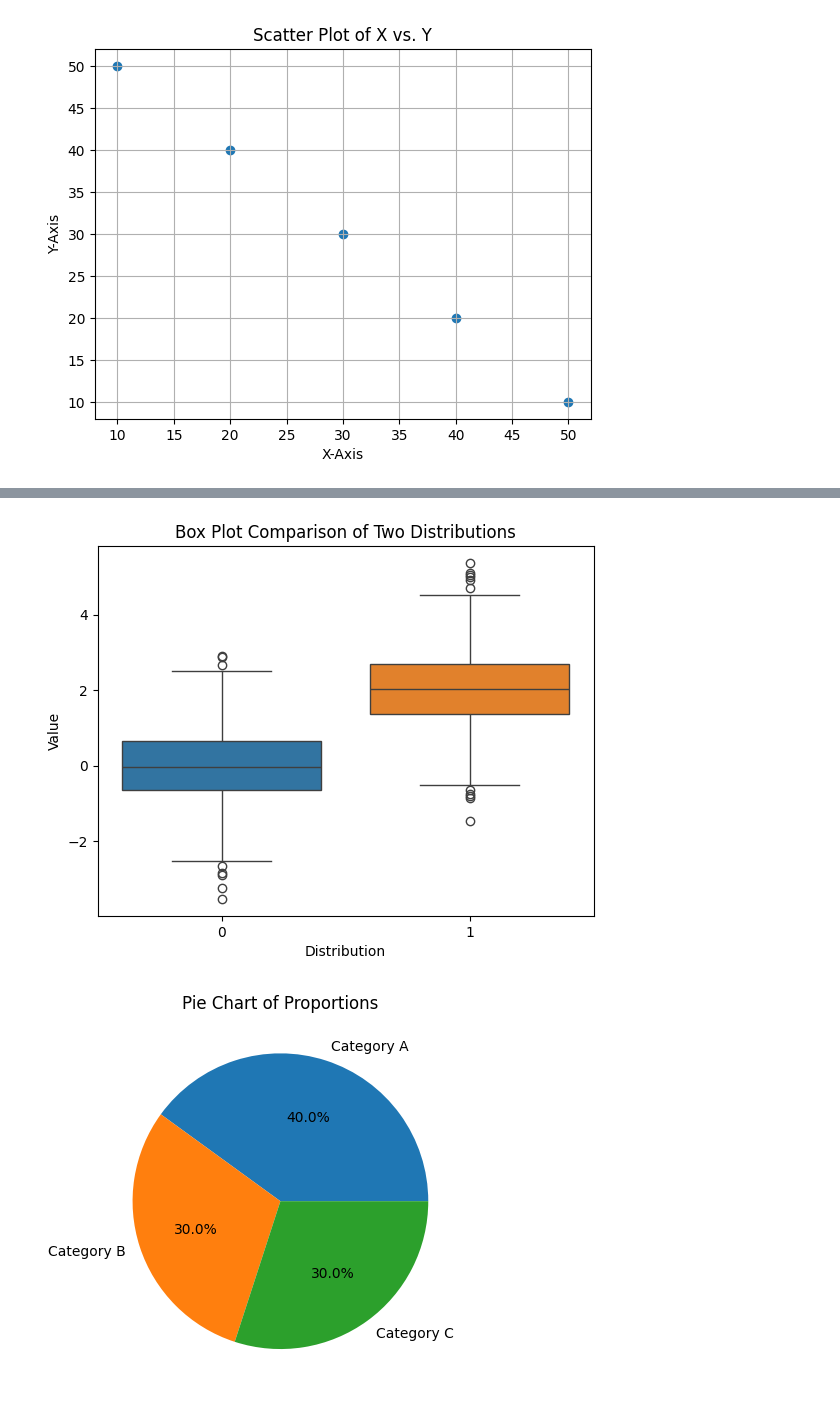
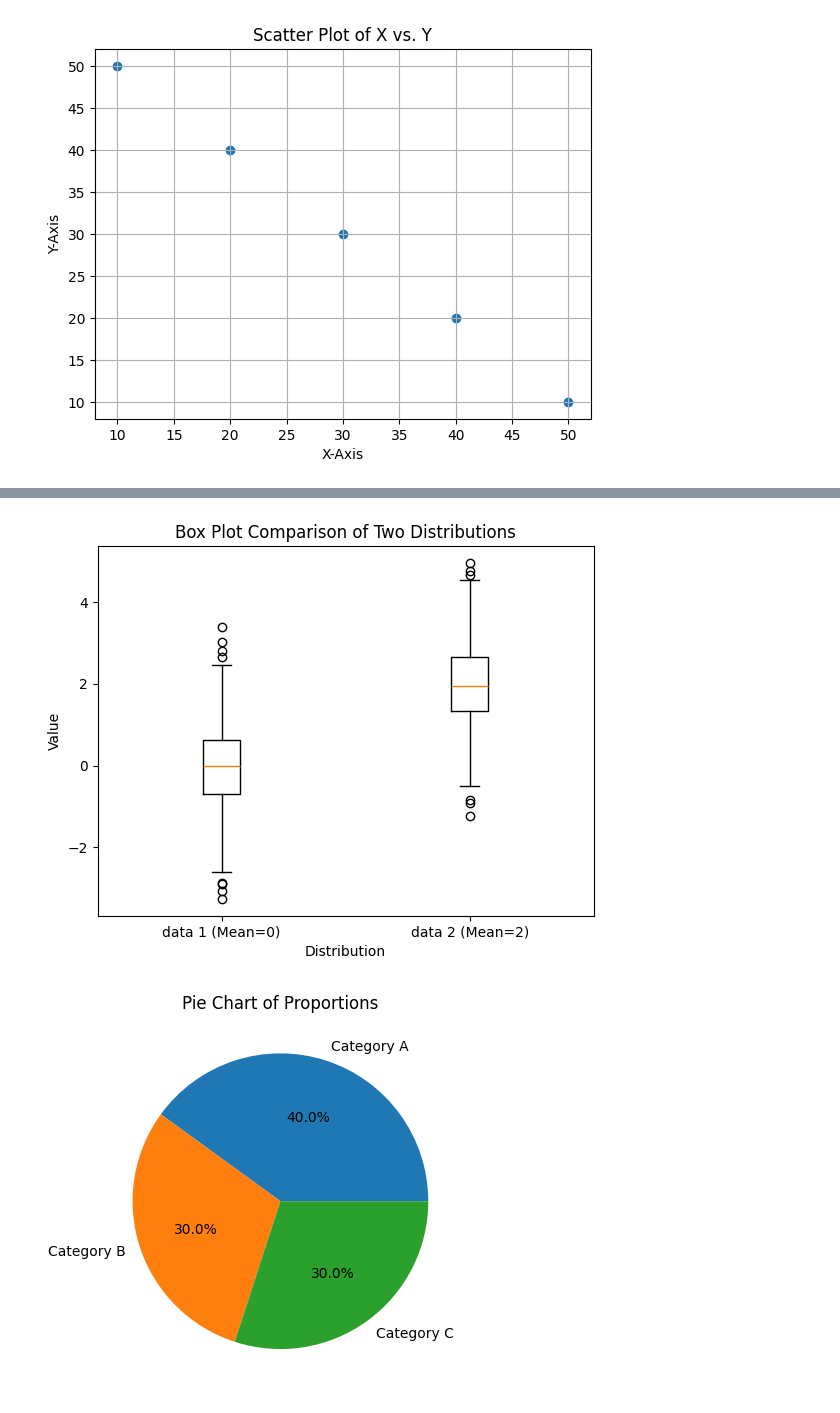
Before and after one commit to adityasingh6362/aiml-adi, a Jupyter notebook: aiml_adi.ipynb, the cells around one changed output, grey strips where cells are left out. Saved outputs shown, nothing was run; the diff lists cells and outputs as text; code cells hidden in the pictures.

```diff
--- a/aiml_adi.ipynb
+++ b/aiml_adi.ipynb
@@ -713,14 +692,15 @@ plt.show()
 # %%
-import seaborn as sns
+import numpy as np
+import matplotlib.pyplot as plt
 data1 = np.random.normal(0, 1, 1000)
 data2 = np.random.normal(2, 1, 1000)
-sns.boxplot(data=[data1, data2])
+plt.boxplot([data1, data2], labels=['data 1 (Mean=0)', 'data 2 (Mean=2)'])
 plt.xlabel('Distribution')
 plt.ylabel('Value')
 plt.title('Box Plot Comparison of Two Distributions')
 plt.show()
 # %% [output]
-[figure, old version]
+[figure, new version]
 # %%
 import matplotlib.pyplot as plt
 categories = ['Category A', 'Category B', 'Category C']
```
Also changed, not shown: parts of 65 cells of this notebook.
